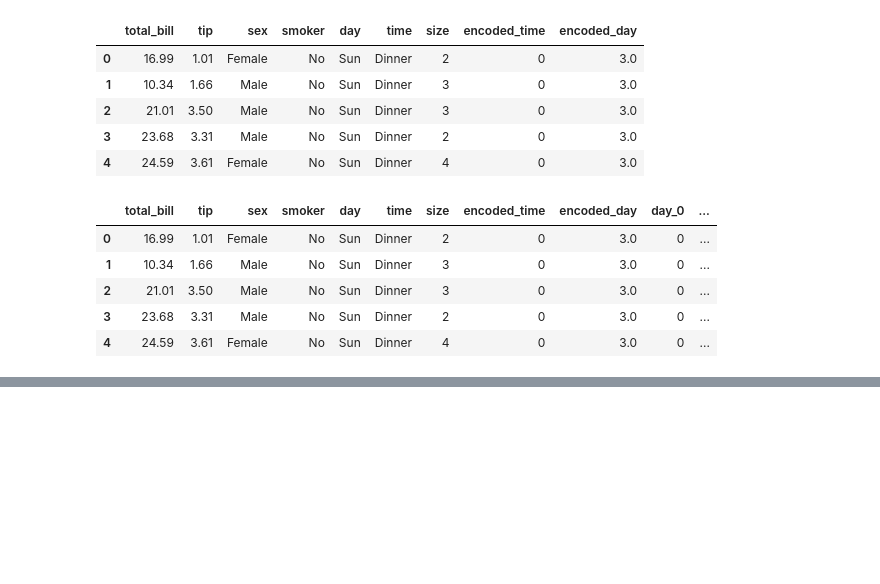
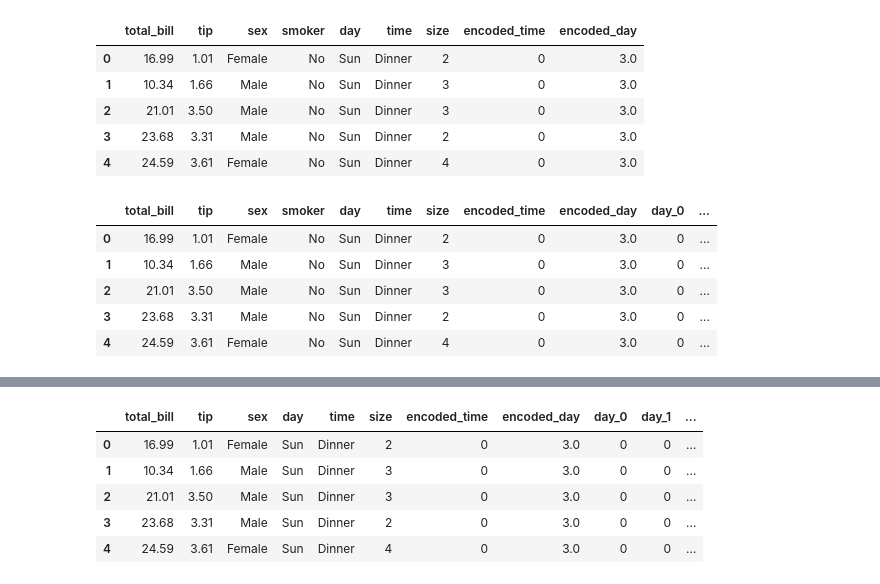
Before and after one commit to WahajSajid/Machine-Learning, a Jupyter notebook: feature_encoding.ipynb, the cells around one changed output, grey strips where cells are left out. Cells and saved outputs as stored; diff of their text form; code cells hidden in the pictures; blank space fills up the shorter version.

```diff
--- a/feature_encoding.ipynb
+++ b/feature_encoding.ipynb
@@ -116,0 +119,5 @@ df.head()
+# %%
+encoded_sex = pd.get_dummies(df['sex'])
+encoded_sex_df = pd.DataFrame(encoded_sex)
+df = pd.concat([df,encoded_sex_df],axis=1)
+df.head()
@@ -116,0 +131,10 @@ df.head()
+# %%
+encoded_smoker = pd.get_dummies(df,columns=['smoker'])
+encoded_smoker.head()
+# %% [output]
+|  | total_bill | tip | sex | day | time | size | encoded_time | encoded_day | day_0 | day_1 | ... |
+| 0 | 16.99 | 1.01 | Female | Sun | Dinner | 2 | 0 | 3.0 | 0 | 0 | ... |
+| 1 | 10.34 | 1.66 | Male | Sun | Dinner | 3 | 0 | 3.0 | 0 | 0 | ... |
+| 2 | 21.01 | 3.50 | Male | Sun | Dinner | 3 | 0 | 3.0 | 0 | 0 | ... |
+| 3 | 23.68 | 3.31 | Male | Sun | Dinner | 2 | 0 | 3.0 | 0 | 0 | ... |
+| 4 | 24.59 | 3.61 | Female | Sun | Dinner | 4 | 0 | 3.0 | 0 | 0 | ... |
```
Also changed, not shown: parts of 2 cells of this notebook.
